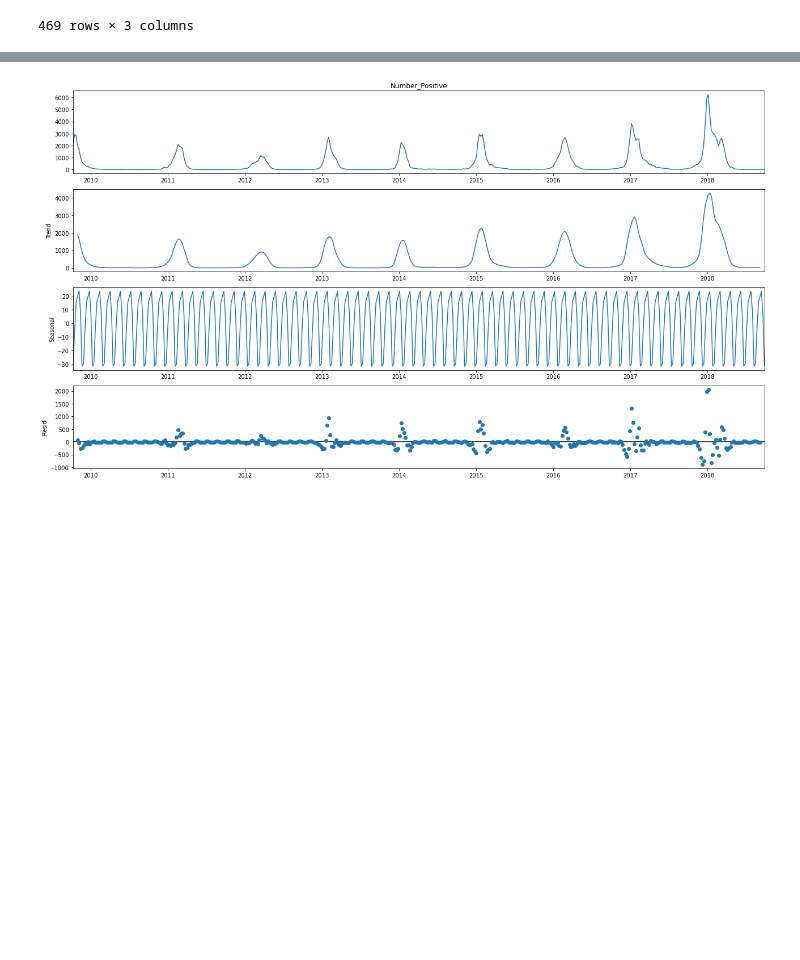
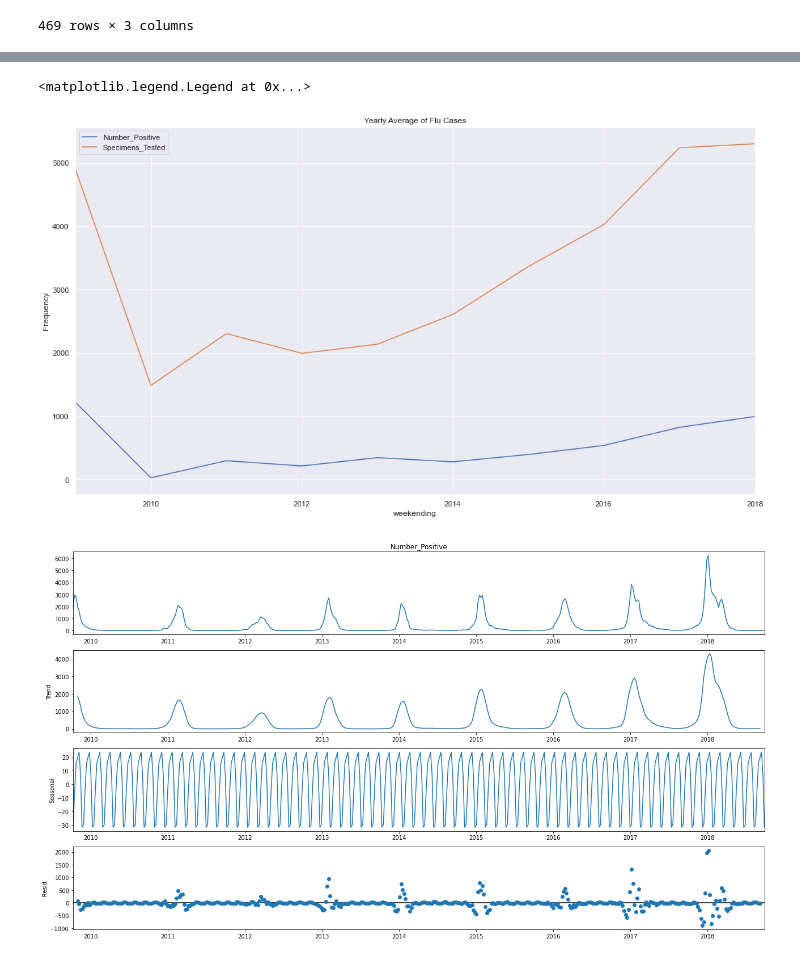
Before and after one commit to danypark91/ts_sarimax, a Jupyter notebook: flu.ipynb, the cells around one changed output, grey strips where cells are left out. Cells and saved outputs as stored; diff of their text form; code cells hidden in the pictures; blank space fills up the shorter version.

```diff
--- a/flu.ipynb
+++ b/flu.ipynb
@@ -176,0 +177,13 @@ df_inf['Positive_Rate'].plot(figsize=(18,10),
+# %%
+#Yearly Average plot
+df_yearly = df_inf.resample("1Y").mean()
+
+df_yearly["Number_Positive"].plot(figsize=(18,10),
+                                 title="Yearly Average of Flu Cases",
+                                 ylabel="Frequency")
+df_yearly["Specimens_Tested"].plot()
+
+plt.legend()
+# %% [output]
+<matplotlib.legend.Legend at 0x...>
+[figure, added]
```
Also changed, not shown: parts of 3 cells of this notebook.
